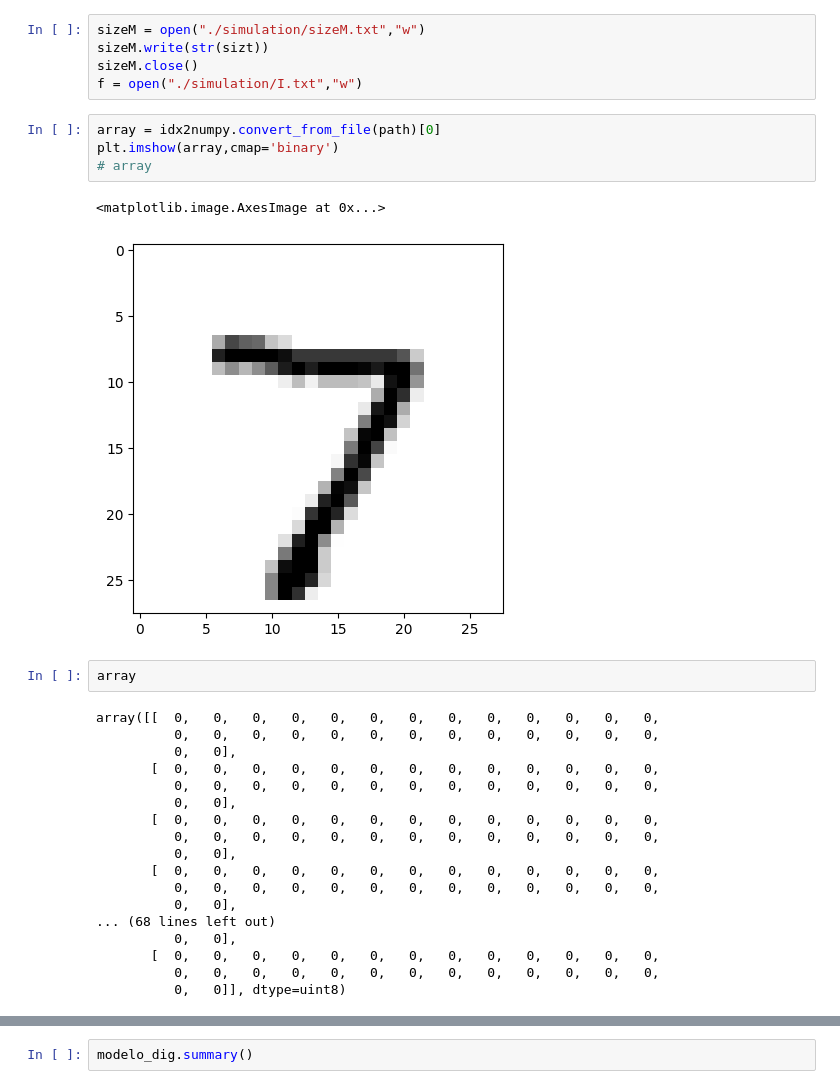
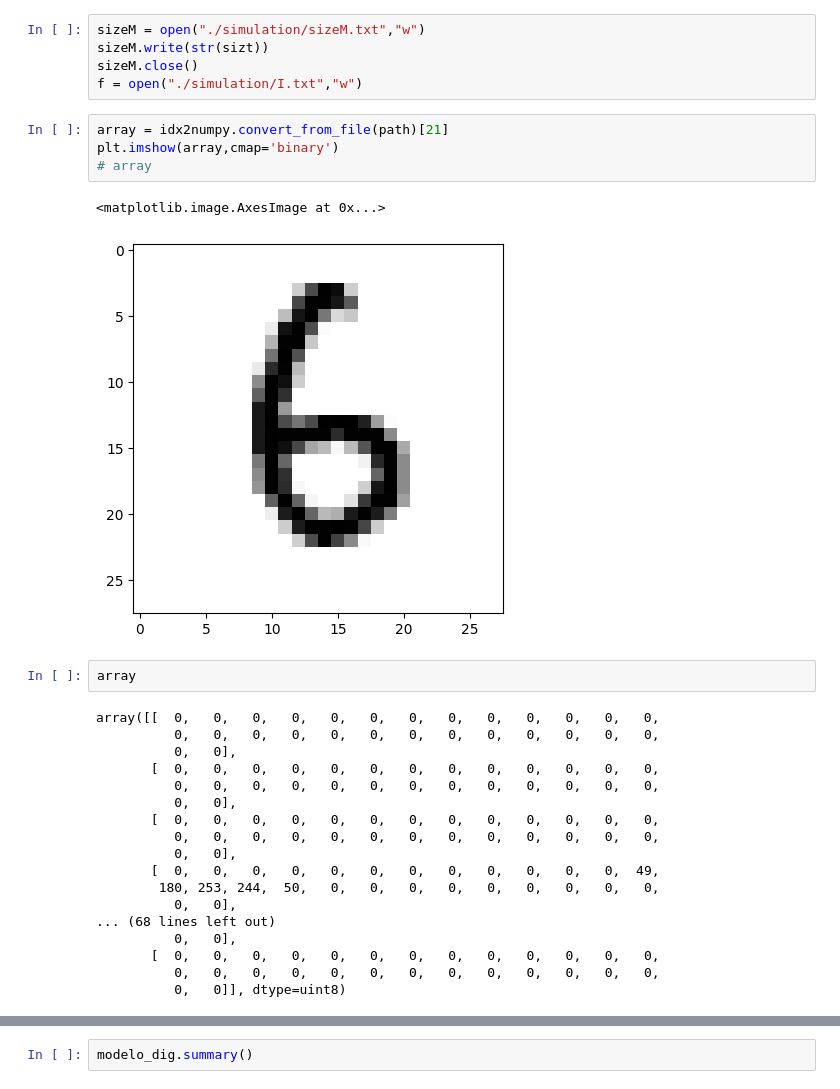
Before and after one commit to valmyr/ConvNetVerilog, a Jupyter notebook: Image.ipynb, the cells around one changed output, grey strips where cells are left out. Cells and saved outputs as stored; diff of their text form.

```diff
--- a/Image.ipynb
+++ b/Image.ipynb
@@ -173,12 +215,12 @@ sizeM.write(str(sizt))
 sizeM.close()
 f = open("./simulation/I.txt","w")
 # %%
-array = idx2numpy.convert_from_file(path)[0]
+array = idx2numpy.convert_from_file(path)[21]
 plt.imshow(array,cmap='binary')
 # array
 # %% [output]
 <matplotlib.image.AxesImage at 0x...>
-[figure, old version]
+[figure, new version]
 # %%
 array
 # %% [output]
@@ -191,8 +233,8 @@ array([[  0,   0,   0,   0,   0,   0,   0,   0,   0,   0,   0,   0,   0,
        [  0,   0,   0,   0,   0,   0,   0,   0,   0,   0,   0,   0,   0,
           0,   0,   0,   0,   0,   0,   0,   0,   0,   0,   0,   0,   0,
           0,   0],
-       [  0,   0,   0,   0,   0,   0,   0,   0,   0,   0,   0,   0,   0,
-          0,   0,   0,   0,   0,   0,   0,   0,   0,   0,   0,   0,   0,
+       [  0,   0,   0,   0,   0,   0,   0,   0,   0,   0,   0,   0,  49,
+        180, 253, 244,  50,   0,   0,   0,   0,   0,   0,   0,   0,   0,
           0,   0],
 ... (68 lines left out)
           0,   0],
```
Also changed, not shown: parts of 45 cells of this notebook, 56 other files.
